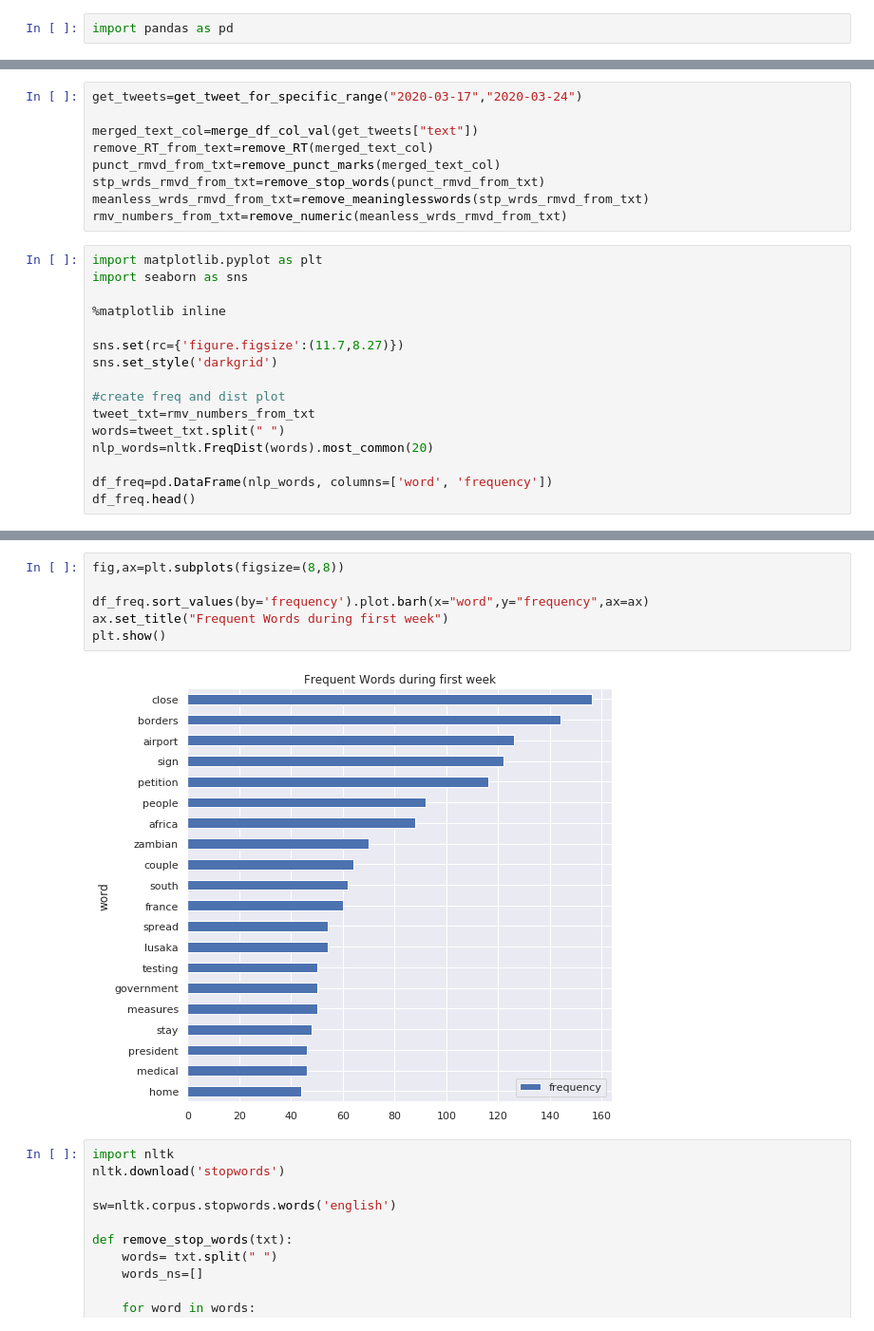
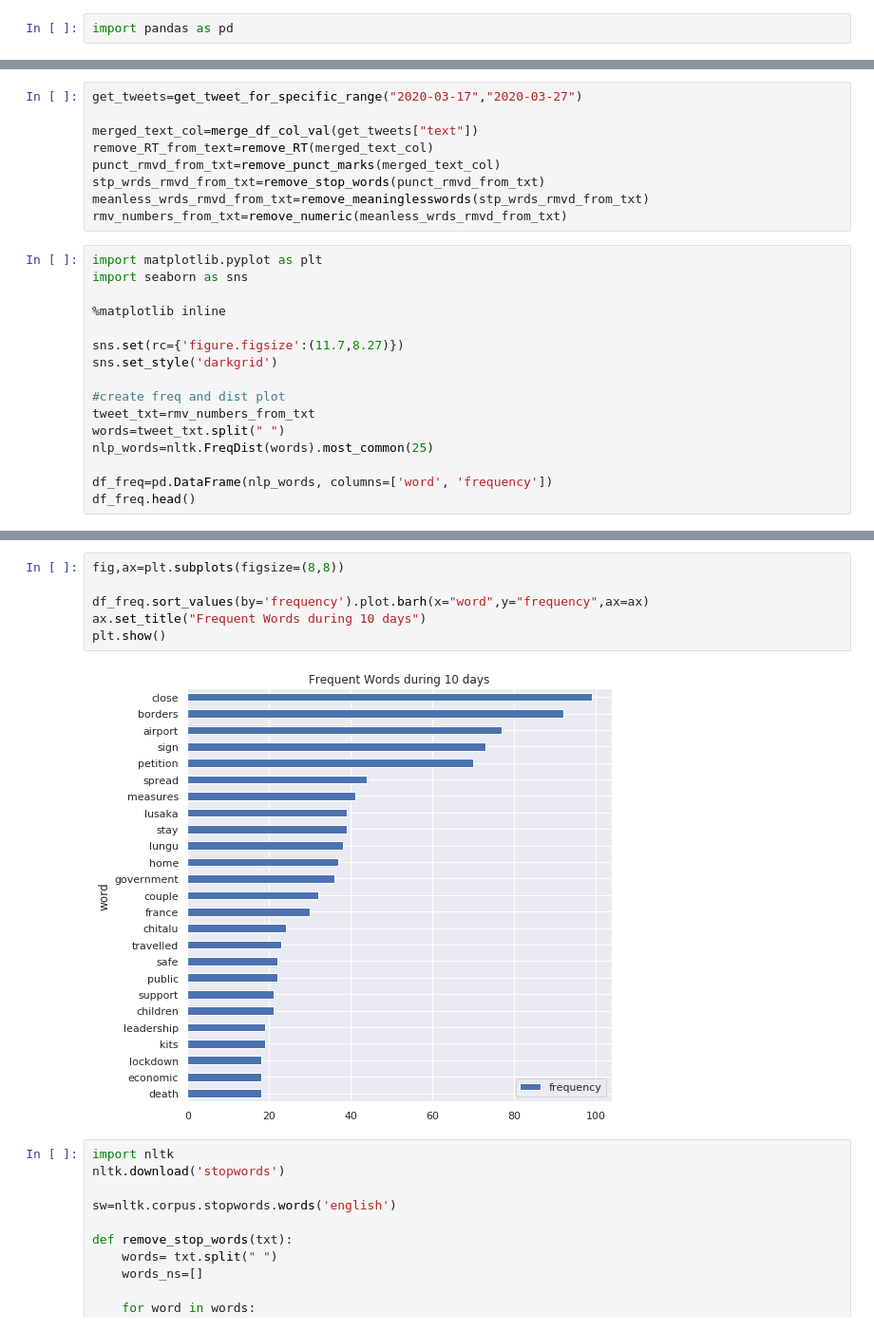
Before and after one commit to ayamlearning/COVID19_Sentiment_Analysis, a Jupyter notebook: EDA_Part2.ipynb, the cells around one changed output, grey strips where cells are left out. Shown: that part at 95% size. Drawn from its saved outputs; the diff is of its cells as text.

```diff
--- a/EDA_Part2.ipynb
+++ b/EDA_Part2.ipynb
@@ -20,5 +19,5 @@ df.head(1)
 # %%
-get_tweets=get_tweet_for_specific_range("2020-03-17","2020-03-24")
+get_tweets=get_tweet_for_specific_range("2020-03-17","2020-03-27")
 
 merged_text_col=merge_df_col_val(get_tweets["text"])
 remove_RT_from_text=remove_RT(merged_text_col)
@@ -38,7 +37,7 @@ sns.set_style('darkgrid')
 #create freq and dist plot
 tweet_txt=rmv_numbers_from_txt
 words=tweet_txt.split(" ")
-nlp_words=nltk.FreqDist(words).most_common(20)
+nlp_words=nltk.FreqDist(words).most_common(25)
 
 df_freq=pd.DataFrame(nlp_words, columns=['word', 'frequency'])
 df_freq.head()
@@ -52,11 +51,11 @@ df_freq.head()
 # %%
 fig,ax=plt.subplots(figsize=(8,8))
 
 df_freq.sort_values(by='frequency').plot.barh(x="word",y="frequency",ax=ax)
-ax.set_title("Frequent Words during first week")
+ax.set_title("Frequent Words during 10 days")
 plt.show()
 # %% [output]
-[figure, old version]
+[figure, new version]
 # %%
 import nltk
 nltk.download('stopwords')
```
Also changed, not shown: parts of 4 cells of this notebook, 4 other files.
